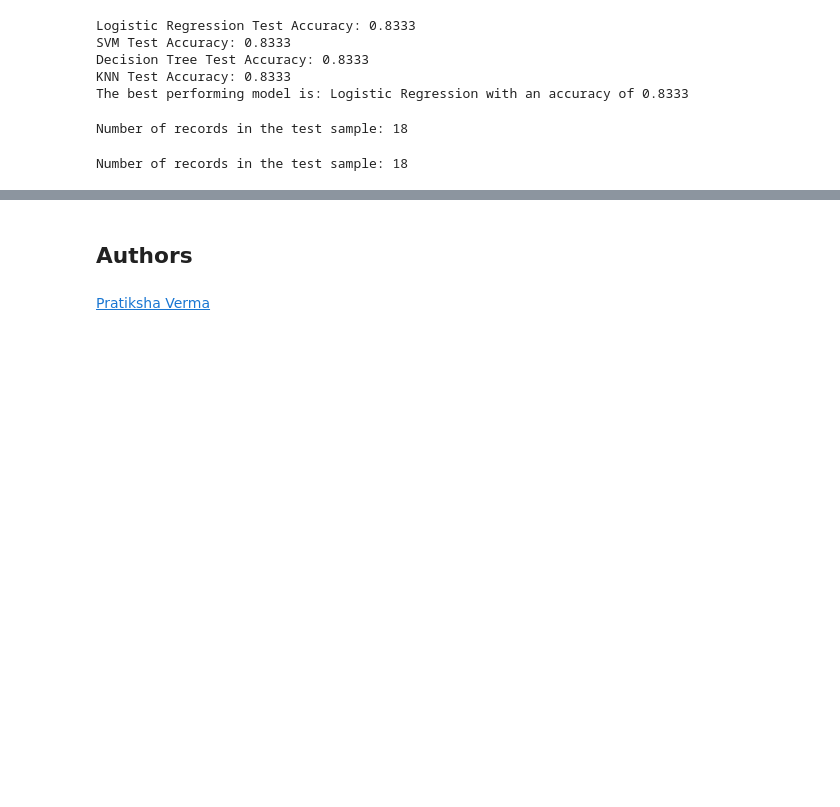
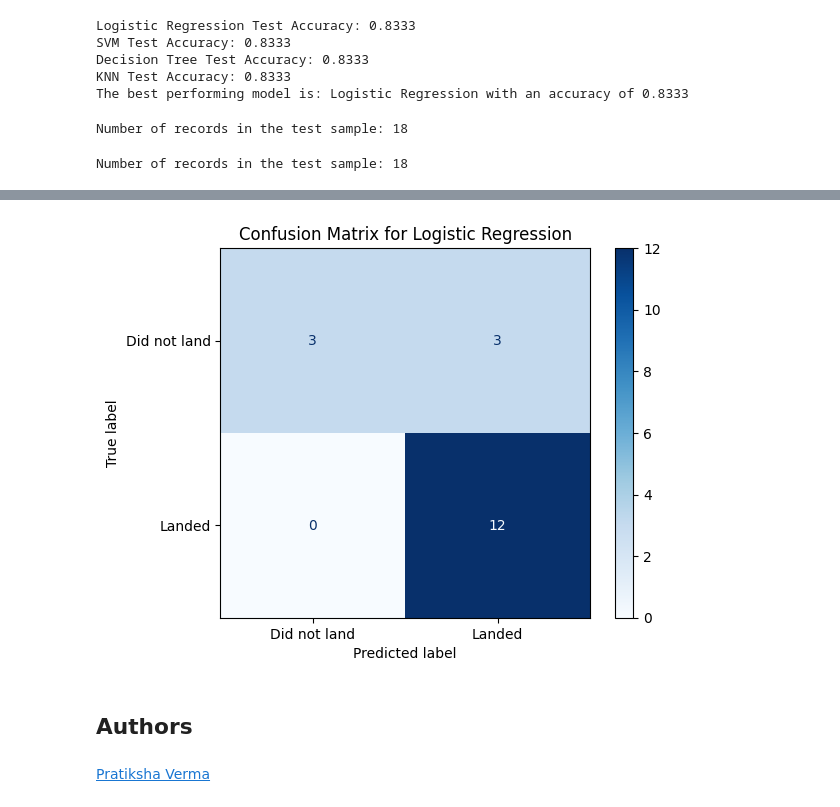
Before and after one commit to Cleitonjr/coursera, a Jupyter notebook: SpaceX_Machine Learning Prediction_Part_5.ipynb, the cells around one changed output, grey strips where cells are left out. Drawn from its saved outputs; the diff is of its cells as text; code cells hidden in the pictures; blank space fills up the shorter version.

```diff
--- a/SpaceX_Machine Learning Prediction_Part_5.ipynb
+++ b/SpaceX_Machine Learning Prediction_Part_5.ipynb
@@ -406,3 +433,32 @@ Number of records in the test sample: 18
+# %%
+best_model = max(model_accuracies, key=model_accuracies.get)
+# %%
+from sklearn.metrics import confusion_matrix, ConfusionMatrixDisplay
+
+# Assuming you have your test data X_test and Y_test
+if best_model == 'Logistic Regression':
+    y_pred = logreg_cv.predict(X_test)
+elif best_model == 'SVM':
+    y_pred = svm_cv.predict(X_test)
+elif best_model == 'Decision Tree':
+    y_pred = tree_cv.predict(X_test)
+elif best_model == 'KNN':
+    y_pred = knn_cv.predict(X_test)
+elif best_model == 'Random Forest':
+    y_pred = rf_cv.predict(X_test)  # If you used a Random Forest model
+
+# Compute the confusion matrix
+cm = confusion_matrix(Y_test, y_pred)
+
+# Display the confusion matrix
+disp = ConfusionMatrixDisplay(confusion_matrix=cm, display_labels=['Did not land', 'Landed'])
+disp.plot(cmap=plt.cm.Blues)
+
+# Add labels and title
+plt.title(f'Confusion Matrix for {best_model}')
+plt.show()
+# %% [output]
+[figure, added]
 # %% [markdown]
 ## Authors
 # %% [markdown]
```
Also changed, not shown: parts of 2 cells of this notebook, 2 other files.
